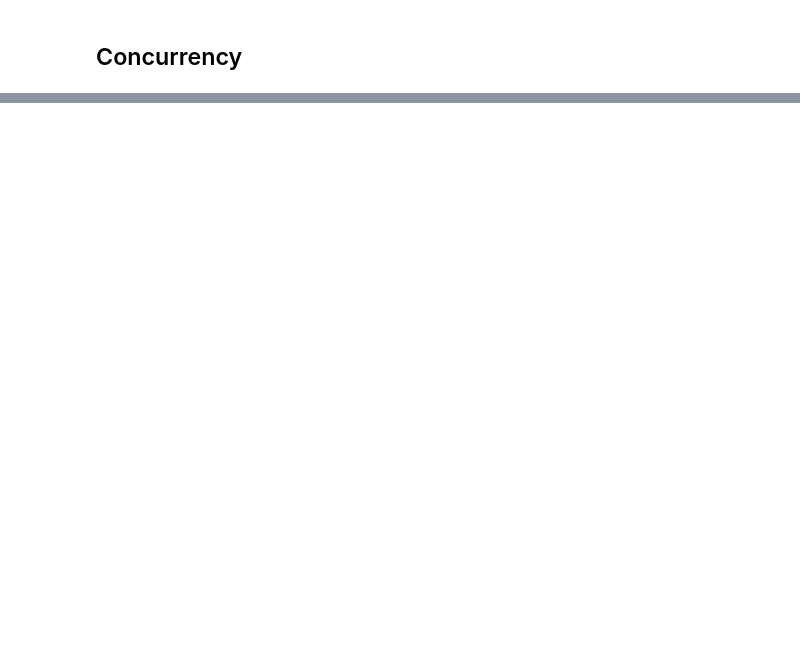
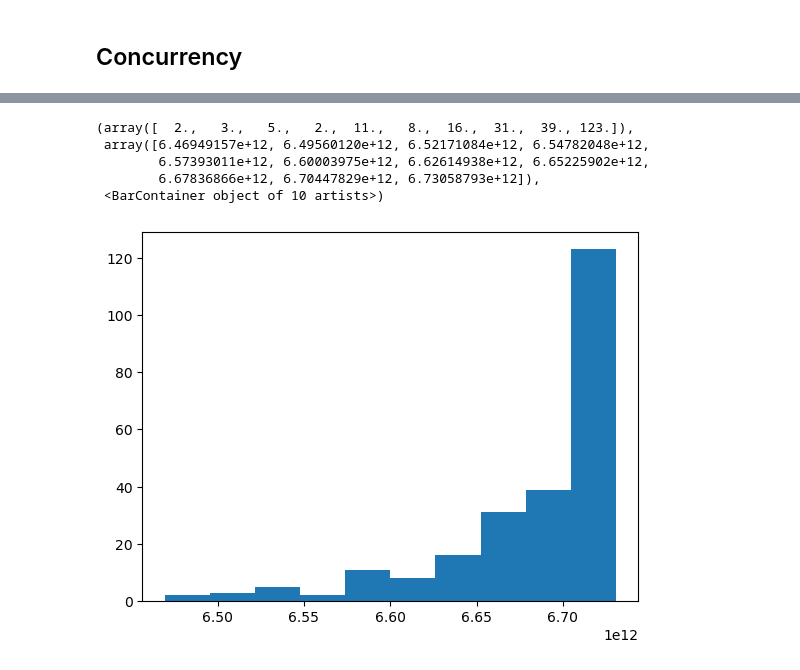
Before and after one commit to willirath/ship_routing, a Jupyter notebook: doc/examples/ship_routing_example_genetic.ipynb, the cells around one changed output, grey strips where cells are left out. Drawn from its saved outputs; the diff is of its cells as text; code cells hidden in the pictures; blank space fills up the shorter version.

```diff
--- a/doc/examples/ship_routing_example_genetic.ipynb
+++ b/doc/examples/ship_routing_example_genetic.ipynb
@@ -237,6 +318,6 @@ _waves = waves.compute()
 # %%
 from dask.distributed import Client
 # %%
-client = Client(n_workers=12, threads_per_worker=1, memory_limit=2e9)
+client = Client(n_workers=6, threads_per_worker=1, memory_limit=5e9)
 client
 # %% [output]
@@ -267,15 +329,43 @@ cost_0 = route_0.cost_through(
 # %%
-routes_costs = [
-    route_mod_nonlocal_and_check_valid(
-        route_cost=(route_0, cost_0),
+population_rl = [
+    stochastic_search_delayed(
+        route=r,
+        number_of_iterations=stoch_number_of_iterations,
+        acceptance_rate_target=stoch_acceptance_rate_target,
+        mod_width=np.random.uniform(0.2, 1) * 0.75 * r.length_meters,
+        max_move_meters=np.random.uniform(0.2, 1) * 0.75**0.5 * r.length_meters,
         current_data_set=currents,
+        wave_data_set=waves,
         wind_data_set=winds,
-        wave_data_set=waves,
-        max_mod_size=route_0.length_meters / 2.0,
-        max_mod_width=route_0.length_meters / 4.0,
     )
-    for rc in range(population_size)
+    for r in population
 ]
+# %%
+for n in range(3):
+    population_rl = [
+        stochastic_search_delayed(
+            route=r[0],
+            number_of_iterations=stoch_number_of_iterations,
+            acceptance_rate_target=stoch_acceptance_rate_target,
+            mod_width=np.random.uniform(0.2, 1) * 0.75 * r[0].length_meters,
+            max_move_meters=np.random.uniform(0.2, 1) * 0.75**0.5 * r[0].length_meters,
+            current_data_set=currents,
+            wave_data_set=waves,
+            wind_data_set=winds,
+        )
+        for r in population_rl
+    ]
+# %%
+population_rl = [pc.compute() for pc in [pp.persist() for pp in population_rl]]
+# %%
+plt.hist([pd.concat([l.logs.data_frame for l in rl[1]], ignore_index=True).cost.min() for rl in population_rl])
+# %% [output]
+(array([  2.,   3.,   5.,   2.,  11.,   8.,  16.,  31.,  39., 123.]),
+ array([6.46949157e+12, 6.49560120e+12, 6.52171084e+12, 6.54782048e+12,
+        6.57393011e+12, 6.60003975e+12, 6.62614938e+12, 6.65225902e+12,
+        6.67836866e+12, 6.70447829e+12, 6.73058793e+12]),
+ <BarContainer object of 10 artists>)
+[figure, added]
 # %%
 routes_costs = [
     route_mod_nonlocal_and_check_valid(
```
Also changed, not shown: parts of 37 cells of this notebook.
